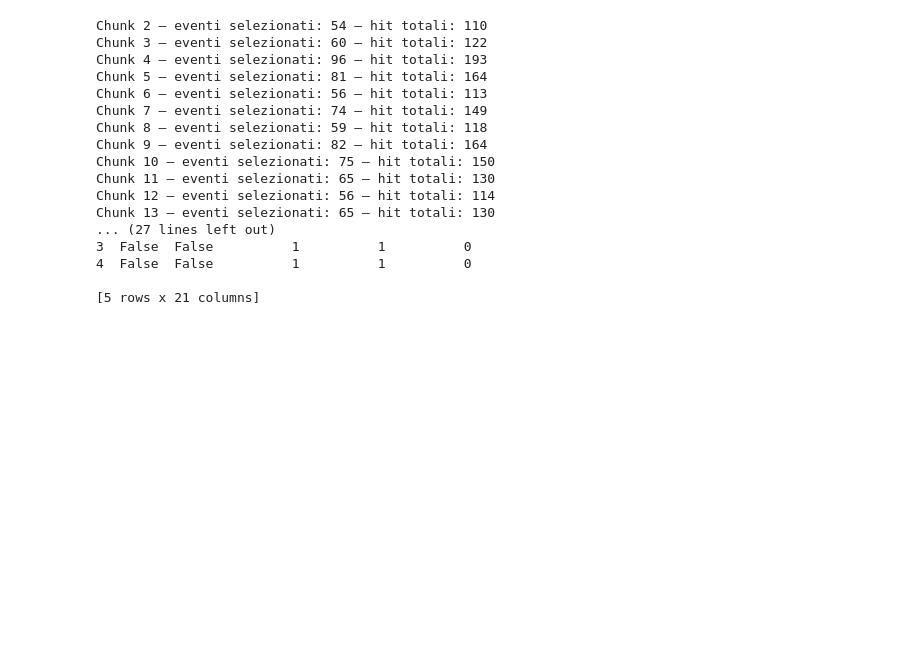
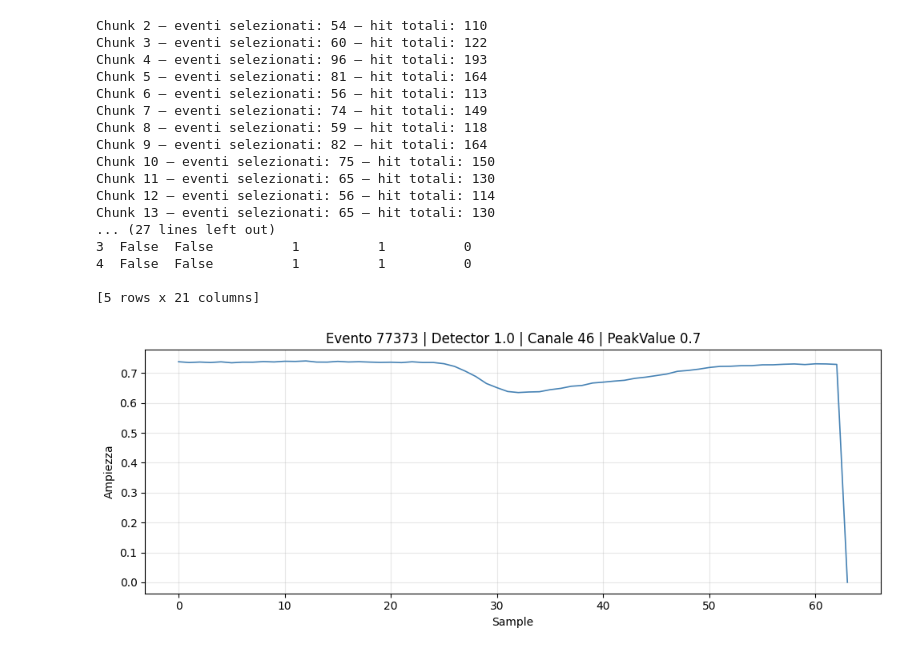
Before and after one commit to annascanu/TestbeamAnalysis, a Jupyter notebook: src/april_26_tb/waveform_analysis_pandas.ipynb, the cells around one changed output. Saved outputs shown, nothing was run; the diff lists cells and outputs as text; code cells hidden in the pictures; blank space fills up the shorter version.

Commit message:
waveform_analysis_pandas migliorato: claude mio padre!

```diff
--- a/src/april_26_tb/waveform_analysis_pandas.ipynb
+++ b/src/april_26_tb/waveform_analysis_pandas.ipynb
@@ -243,3 +243,35 @@ Chunk 13 — eventi selezionati: 65 — hit totali: 130
 4  False  False          1          1          0
 
 [5 rows x 21 columns]
+# %%
+#singola waveform esempio
+import matplotlib.pyplot as plt
+import numpy as np
+
+def plot_waveform(df, idx, colonna_tempo=None):
+    """
+    idx = indice della riga nel DataFrame (non event_idx!)
+    """
+    riga = df.iloc[idx]
+    wf = riga['Waveform']
+
+    x = np.arange(len(wf)) if colonna_tempo is None else colonna_tempo
+
+    fig, ax = plt.subplots(figsize=(10, 4))
+    ax.plot(x, wf, color='steelblue', lw=1.2)
+    ax.set_xlabel("Sample")
+    ax.set_ylabel("Ampiezza")
+    ax.set_title(
+        f"Evento {riga['event_idx']} | "
+        f"Detector {riga['Detector']} | "
+        f"Canale {riga['Channel']} | "
+        f"PeakValue {riga['PeakValue']:.1f}"
+    )
+    ax.grid(True, alpha=0.3)
+    plt.tight_layout()
+    plt.show()
+
+# Esempio: plotta la prima waveform
+plot_waveform(df, idx=5)
+# %% [output]
+[figure, added]
```
Also changed, not shown: parts of 9 cells of this notebook.
